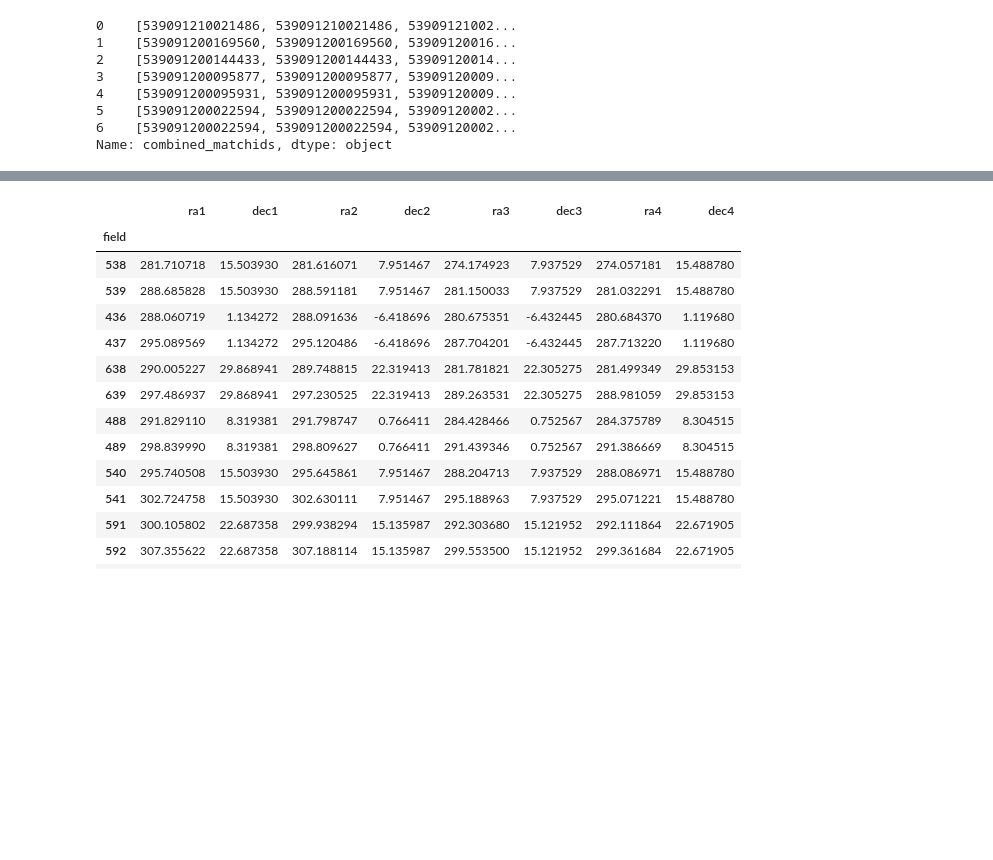
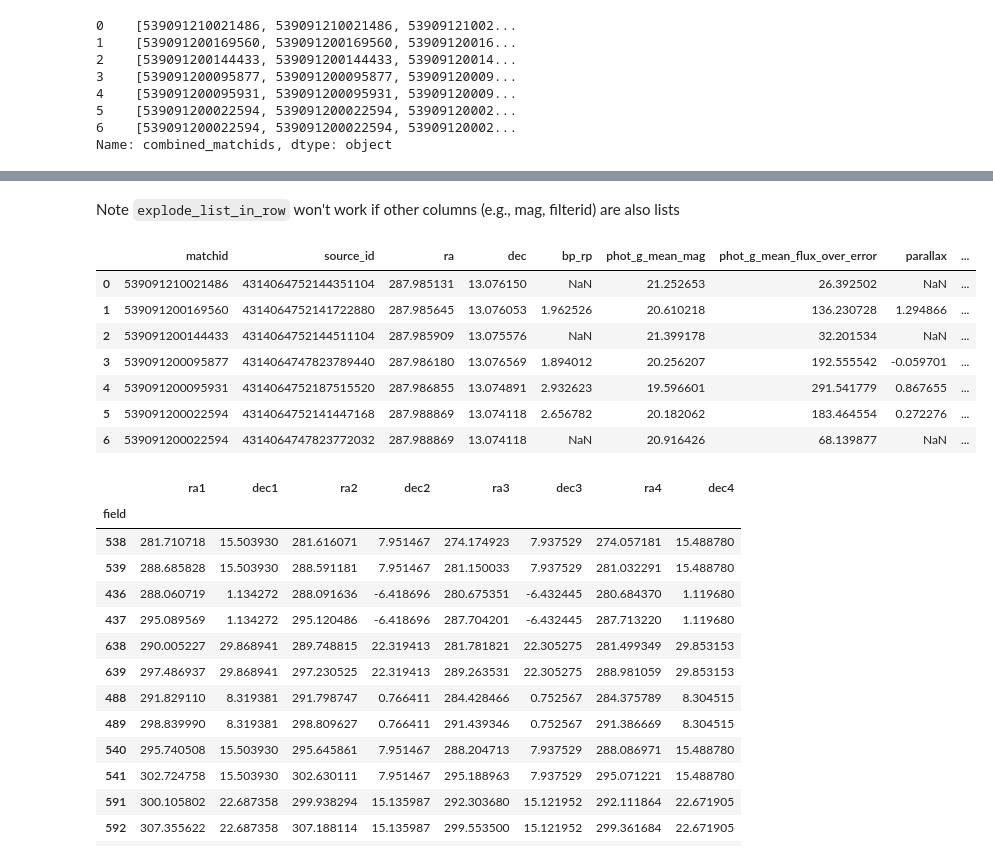
Before and after one commit to courtk32/stellar_flares, a Jupyter notebook: axs_ztf_gaia.ipynb, the cells around one changed output, grey strips where cells are left out. Cells and saved outputs as stored; diff of their text form; code cells hidden in the pictures; blank space fills up the shorter version.

```diff
--- a/axs_ztf_gaia.ipynb
+++ b/axs_ztf_gaia.ipynb
@@ -196,3 +251,18 @@ explode_list_in_row(gaia_match)
+# %% [markdown]
+Note `explode_list_in_row` won't work if other columns (e.g., mag, filterid) are also lists
+# %%
+explode_list_in_row(gaia_match[['matchid','source_id','ra', 'dec',  'bp_rp',
+       'phot_g_mean_mag', 'phot_g_mean_flux_over_error', 'parallax',
+       'parallax_error',  'unique_matchids']])
+# %% [output]
+|  | matchid | source_id | ra | dec | bp_rp | phot_g_mean_mag | phot_g_mean_flux_over_error | parallax | ... |
+| 0 | 539091210021486 | 4314064752144351104 | 287.985131 | 13.076150 | NaN | 21.252653 | 26.392502 | NaN | ... |
+| 1 | 539091200169560 | 4314064752141722880 | 287.985645 | 13.076053 | 1.962526 | 20.610218 | 136.230728 | 1.294866 | ... |
+| 2 | 539091200144433 | 4314064752144511104 | 287.985909 | 13.075576 | NaN | 21.399178 | 32.201534 | NaN | ... |
+| 3 | 539091200095877 | 4314064747823789440 | 287.986180 | 13.076569 | 1.894012 | 20.256207 | 192.555542 | -0.059701 | ... |
+| 4 | 539091200095931 | 4314064752187515520 | 287.986855 | 13.074891 | 2.932623 | 19.596601 | 291.541779 | 0.867655 | ... |
+| 5 | 539091200022594 | 4314064752141447168 | 287.988869 | 13.074118 | 2.656782 | 20.182062 | 183.464554 | 0.272276 | ... |
+| 6 | 539091200022594 | 4314064747823772032 | 287.988869 | 13.074118 | NaN | 20.916426 | 68.139877 | NaN | ... |
 # %%
 high_cadence_fields = [538, 539, 436, 437, 638, 639, 488, 489, 540, 541, 591,  592, 685, 686]
 # %%
```
Also changed, not shown: parts of 21 cells of this notebook, 1 other file.
